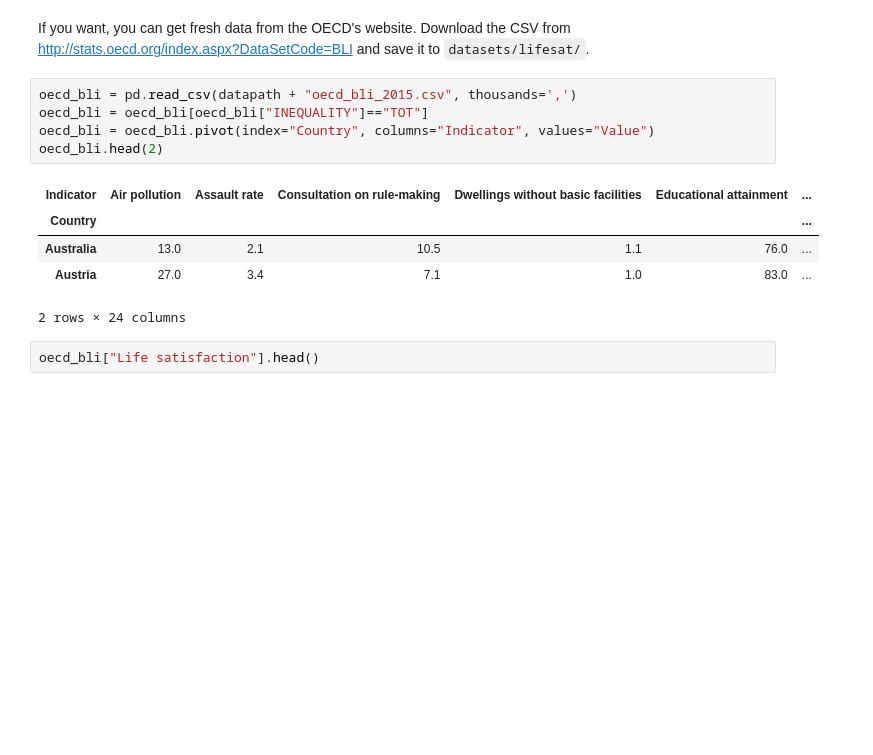
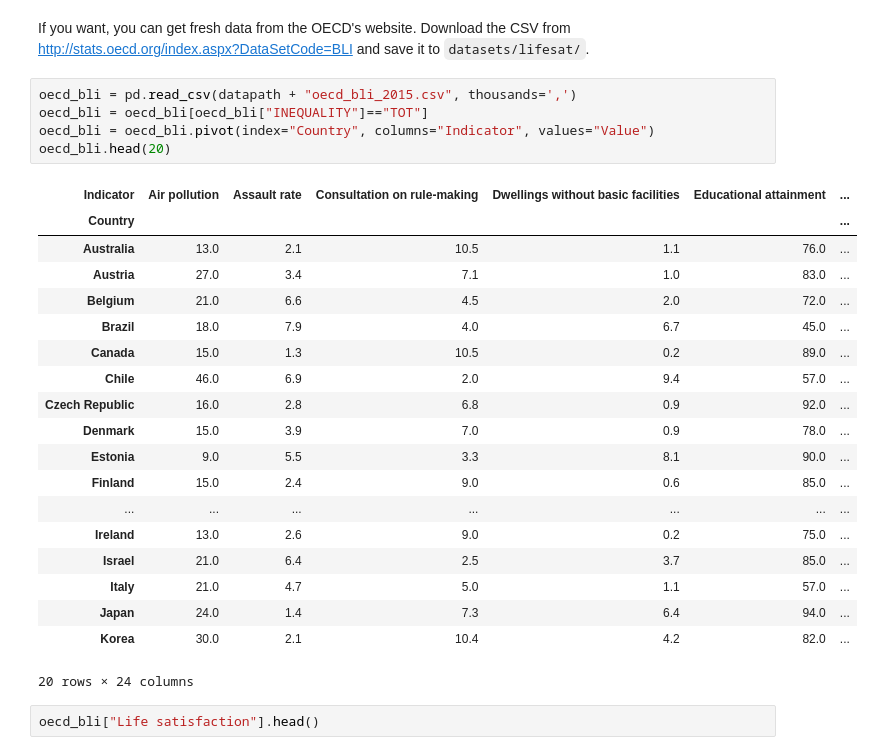
Before and after one commit to ThunderRoid/JupyterNotebook, a Jupyter notebook: handson-ml/01_the_machine_learning_landscape.ipynb, the cells around one changed output. Cells and saved outputs as stored; diff of their text form; blank space fills up the shorter version.

```diff
--- a/handson-ml/01_the_machine_learning_landscape.ipynb
+++ b/handson-ml/01_the_machine_learning_landscape.ipynb
@@ -105,14 +105,28 @@ and save it to `datasets/lifesat/`.
 # %%
 oecd_bli = pd.read_csv(datapath + "oecd_bli_2015.csv", thousands=',')
 oecd_bli = oecd_bli[oecd_bli["INEQUALITY"]=="TOT"]
 oecd_bli = oecd_bli.pivot(index="Country", columns="Indicator", values="Value")
-oecd_bli.head(2)
+oecd_bli.head(20)
 # %% [output]
 | Indicator | Air pollution | Assault rate | Consultation on rule-making | Dwellings without basic facilities | Educational attainment | ... |
 | Country |  |  |  |  |  | ... |
 | Australia | 13.0 | 2.1 | 10.5 | 1.1 | 76.0 | ... |
 | Austria | 27.0 | 3.4 | 7.1 | 1.0 | 83.0 | ... |
+| Belgium | 21.0 | 6.6 | 4.5 | 2.0 | 72.0 | ... |
+| Brazil | 18.0 | 7.9 | 4.0 | 6.7 | 45.0 | ... |
+| Canada | 15.0 | 1.3 | 10.5 | 0.2 | 89.0 | ... |
+| Chile | 46.0 | 6.9 | 2.0 | 9.4 | 57.0 | ... |
+| Czech Republic | 16.0 | 2.8 | 6.8 | 0.9 | 92.0 | ... |
+| Denmark | 15.0 | 3.9 | 7.0 | 0.9 | 78.0 | ... |
+| Estonia | 9.0 | 5.5 | 3.3 | 8.1 | 90.0 | ... |
+| Finland | 15.0 | 2.4 | 9.0 | 0.6 | 85.0 | ... |
+| ... | ... | ... | ... | ... | ... | ... |
+| Ireland | 13.0 | 2.6 | 9.0 | 0.2 | 75.0 | ... |
+| Israel | 21.0 | 6.4 | 2.5 | 3.7 | 85.0 | ... |
+| Italy | 21.0 | 4.7 | 5.0 | 1.1 | 57.0 | ... |
+| Japan | 24.0 | 1.4 | 7.3 | 6.4 | 94.0 | ... |
+| Korea | 30.0 | 2.1 | 10.4 | 4.2 | 82.0 | ... |
-2 rows × 24 columns
+20 rows × 24 columns
 # %%
 oecd_bli["Life satisfaction"].head()
 # %% [output]
```
Also changed, not shown: parts of 3 cells of this notebook, 1 other file.
